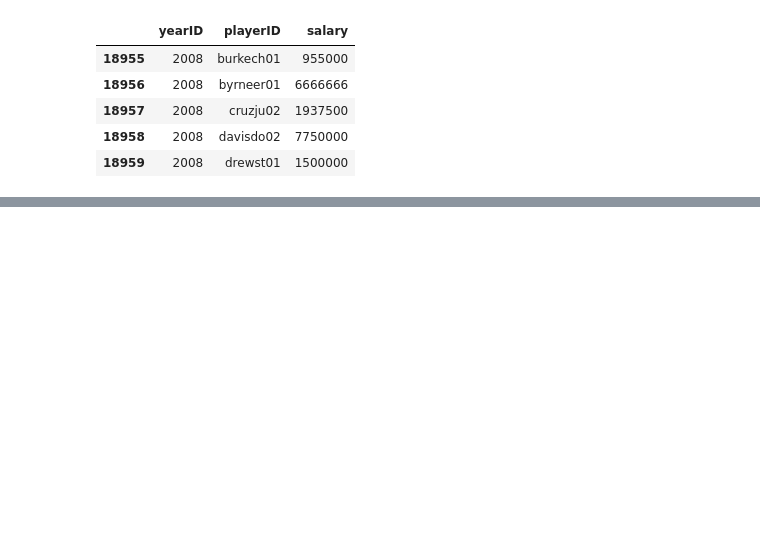
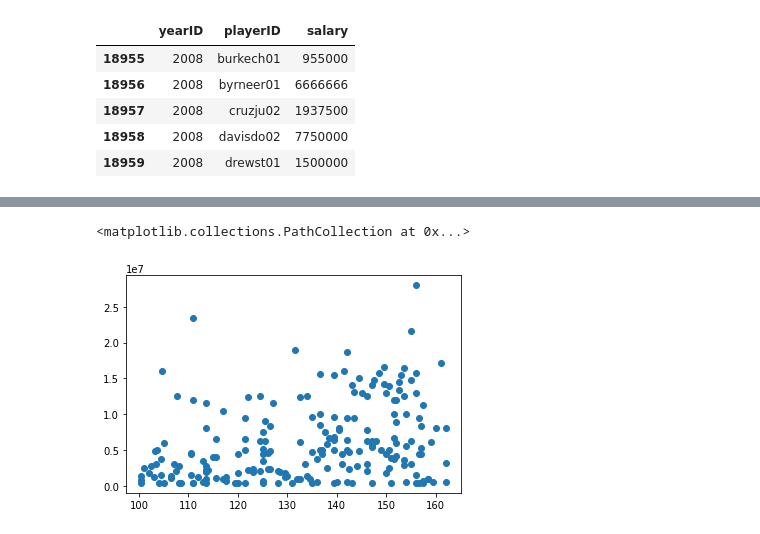
Before and after one commit to WillKoehrsen/Udacity-Data-Analyst-Nanodegree, a Jupyter notebook: P2 Project/P2 Baseball Statistics Analysis.ipynb, the cells around one changed output, grey strips where cells are left out. Cells and saved outputs as stored; diff of their text form; code cells hidden in the pictures; blank space fills up the shorter version.

```diff
--- a/P2 Project/P2 Baseball Statistics Analysis.ipynb
+++ b/P2 Project/P2 Baseball Statistics Analysis.ipynb
@@ -80,0 +100,16 @@ batting_relevant_statistics.groupby('playerID').groups
+# %%
+prev_years = prev_years.groupby(['playerID']).mean()
+prev_years = prev_years.reset_index()
+# %%
+salaries_2008_all  = salaries_2008_all.drop('yearID', axis=1)
+# %%
+prev_years_batting = salaries_2008_all.merge(prev_years)
+# %%
+prev_years_batting = prev_years_batting[prev_years_batting['G'] > 100]
+prev_years_batting = prev_years_batting[prev_years_batting['RBI'] != 0]
+prev_years_batting = prev_years_batting[prev_years_batting['H'] != 0]
+# %%
+plt.scatter(prev_years_batting['G'], prev_years_batting['salary'])
+# %% [output]
+<matplotlib.collections.PathCollection at 0x...>
+[figure, added]
```
Also changed, not shown: parts of 17 cells of this notebook, 3 other files.
